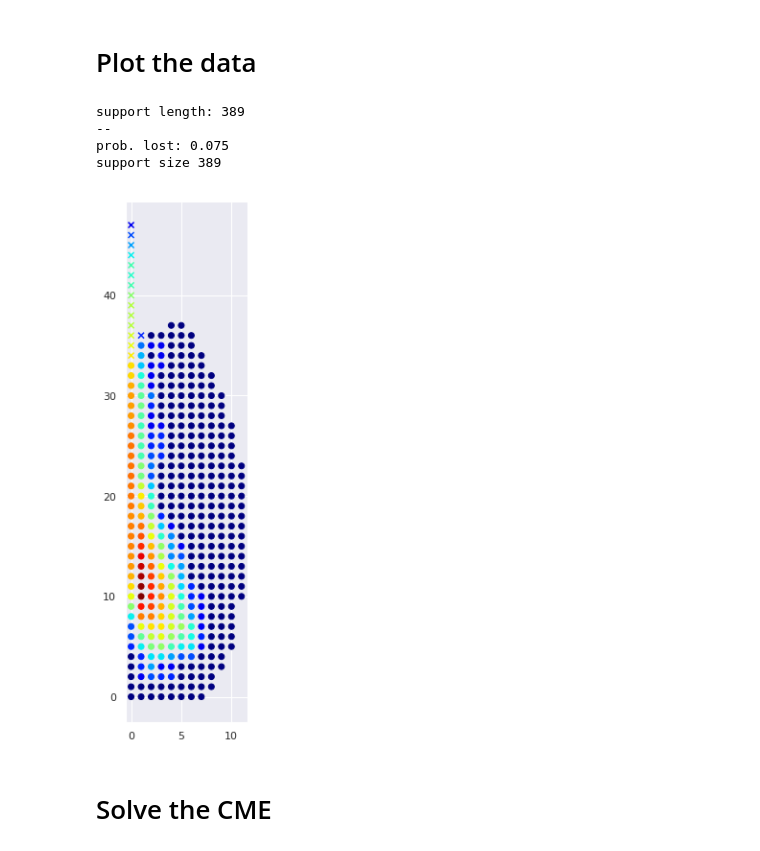
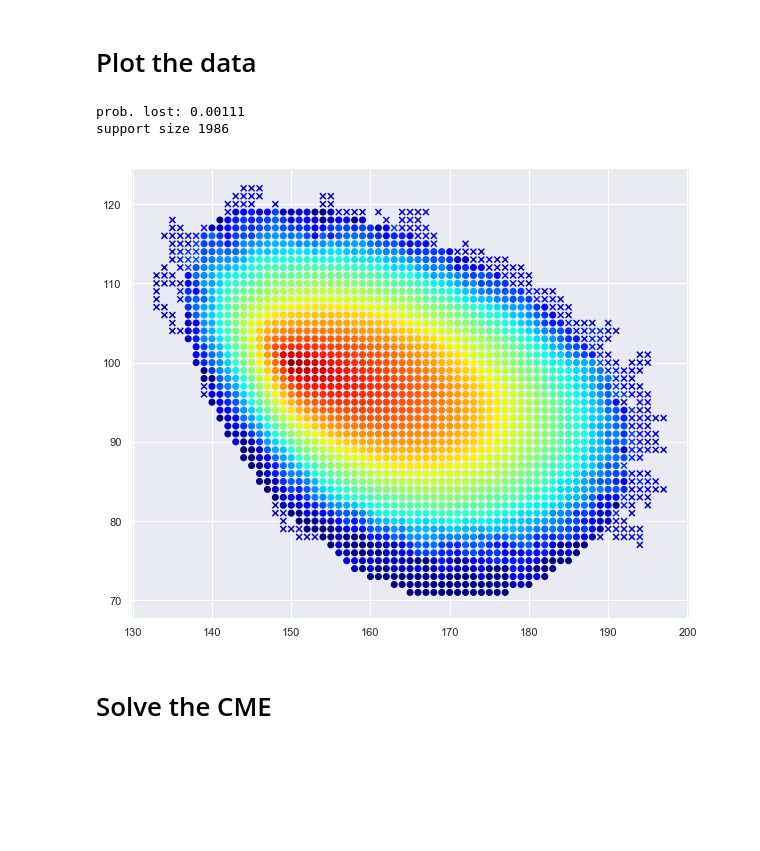
Before and after one commit to kehlert/branch_and_prune, a Jupyter notebook: multistep_support_test.ipynb, the cells around one changed output. Saved outputs shown, nothing was run; the diff lists cells and outputs as text; code cells hidden in the pictures; blank space fills up the shorter version.

```diff
--- a/multistep_support_test.ipynb
+++ b/multistep_support_test.ipynb
@@ -32,19 +32,20 @@ from gene_toggle_model import GeneToggleModel
 # Lokta-Volterra model
 ########################
 
-# model = LotkaVolterraModel()
-# species = ['A', 'B']
-# initial_dist = {(150, 100): 1.}
-# t_end = 0.1
+model = LotkaVolterraModel()
+species = ['A', 'B']
+initial_dist = {(150, 100): 1.}
+t_end = 0.1
 
 ########################
 # Gene toggle model
 ########################
 
-model = GeneToggleModel()
-species = ['A', 'B']
-initial_dist = {(1, 10): 1.}
-t_end = 1
+# model = GeneToggleModel()
+# species = ['A', 'B']
+# initial_dist = {(1, 10): 1.}
+# t_end = 1
+
 ########################
 # Goutsias model
 ########################
@@ -58,9 +59,7 @@ t_end = 1
 # simulate and compute the empirical marginal distributions
 ########################
 
-#TODO try a higher dimensional model
-
-repeats = 4*10**2
+repeats = 1*10**5
 np.random.seed(1)
 
 #run simulations
@@ -69,10 +68,10 @@ reactions_paths = []
 
 final = np.zeros(len(species))
 
-#TODO remove
-p = [x / sum(initial_dist.values()) for x in initial_dist.values()]
+p = list(initial_dist.values())
 
-x0_indices = np.random.choice(len(initial_dist), size=repeats, p=p)
+print()
+x0_indices = np.random.choice(len(initial_dist), size=repeats, p=list(initial_dist.values()))
 x0_list = [np.array(x0) for x0 in initial_dist.keys()]
 
 for i in tnrange(repeats, desc='Running simulations'):
@@ -346,12 +273,6 @@ support length: 389
 # %%
 import seaborn as sns
 import matplotlib.colors as colors
-
-#TODO remove
-support, generator, initial_dist_array = get_support(initial_dist, t_end)
-# support = gorde.get_support(all_model_data[0], 10**(-4))
-print('support length: {}'.format(len(support)))
-print('--')
 
 #for each state visited by a path, determine if it's in the support
 support_memberships = raw_data.groupby(species)[species].apply(lambda x: tuple(x.values.flatten()) in support).reset_index(name='in_support')
@@ -380,38 +301,36 @@ print()
 #basically we are computing the marginals
 marginal_support_df = support_df.groupby(['A', 'B'])['counts'].sum().reset_index()
 
 outside_support_subset = data.iloc[~data['in_support'].values,:]
 #thing = outside_support_subset.groupby(['A', 'B'])['counts'].sum().reset_index()
 sns.set()
 
 #the counts vary dramatically, so taking the log makes for a better visualization
 color_norm = colors.LogNorm(vmin=data['counts'].min(), vmax=data['counts'].max())
 
 outside_support_subset = data.iloc[~data['in_support'].values,:]
 plt.scatter(x=outside_support_subset['A'],
             y=outside_support_subset['B'],
             c=outside_support_subset['counts'] + 1,
             marker='x',
             norm=color_norm,
             cmap='jet')
 
 #plot this second
 plt.scatter(x=marginal_support_df['A'],
             y=marginal_support_df['B'],
             c=marginal_support_df['counts'] + 1, #add 1 because counts might be zero
             marker='o',
             norm=color_norm,
             cmap='jet')
 
 plt.gcf().set_size_inches(10, 10)
 plt.gca().set_aspect('equal')
 plt.show()
 # %% [output]
-support length: 389
---
-prob. lost: 0.075
-support size 389
+prob. lost: 0.00111
+support size 1986
-[figure, old version]
+[figure, new version]
 # %% [markdown]
 # Solve the CME
 # %%
```
Also changed, not shown: parts of 6 cells of this notebook, 17 other files.
